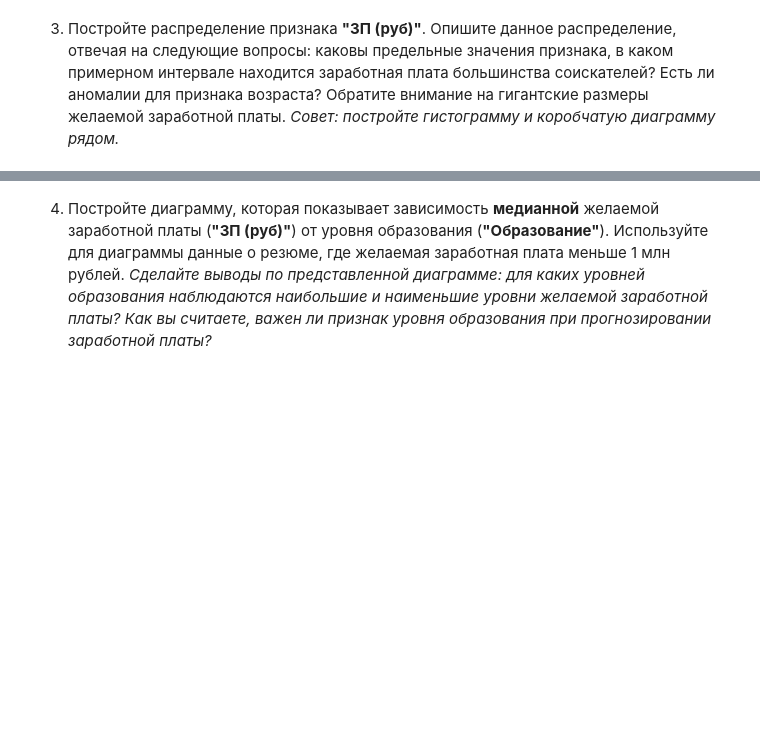
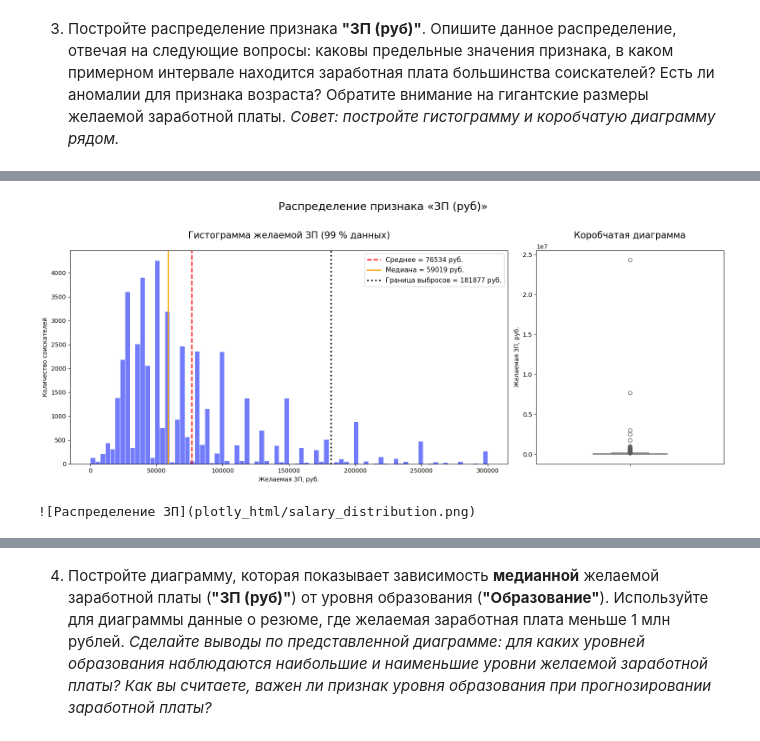
Before and after one commit to Liuboshenko/miphi-session-python-analytics, a Jupyter notebook: Python_для_анализа_данных__Итоговыи__проект_Ноутбук-шаблон.ipynb, the cells around one changed output, grey strips where cells are left out. Saved outputs shown, nothing was run; the diff lists cells and outputs as text; code cells hidden in the pictures; blank space fills up the shorter version.

```diff
--- a/Python_для_анализа_данных__Итоговыи__проект_Ноутбук-шаблон.ipynb
+++ b/Python_для_анализа_данных__Итоговыи__проект_Ноутбук-шаблон.ipynb
@@ -982,4 +1142,80 @@ https://htmlpreview.github.io/?https://github.com/Liuboshenko/miphi-session-pyth
 3. Постройте распределение признака **"ЗП (руб)"**. Опишите данное распределение, отвечая на следующие вопросы: каковы предельные значения признака, в каком примерном интервале находится заработная плата большинства соискателей? Есть ли аномалии для признака возраста? Обратите внимание на гигантские размеры желаемой заработной платы.
 *Совет: постройте гистограмму и коробчатую диаграмму рядом.*
 # %%
-# ваш код здесь
+import os
+import matplotlib.pyplot as plt
+import seaborn as sns
+
+os.makedirs("plotly_html", exist_ok=True)
+
+# ← ВАЖНО: используем final_df, а не df!
+salary = final_df['ЗП (руб)']
+
+desc = salary.describe()
+q1 = desc["25%"]
+q3 = desc["75%"]
+iqr = q3 - q1
+upper_whisker = q3 + 1.5 * iqr
+
+outliers_high = salary[salary > upper_whisker]
+
+# ------------------- Текстовый отчёт -------------------
+print("="*70)
+print("АНАЛИЗ РАСПРЕДЕЛЕНИЯ ПРИЗНАКА «ЗП (РУБ)»")
+print("="*70)
+print(f"Всего соискателей с указанной ЗП           : {salary.notna().sum():,} чел.")
+print(f"Минимальная желаемая ЗП                    : {salary.min():,.0f} руб.")
+print(f"Максимальная желаемая ЗП                   : {salary.max():,.0f} руб.")
+print(f"Средняя желаемая ЗП                        : {salary.mean():.0f} руб.")
+print(f"Медиана                                    : {salary.median():.0f} руб.")
+print(f"Мода желаемой ЗП                           : {int(salary.mode()[0]):,} microsatellite руб.")
+print(f"25-й перцентиль (Q1)                        : {q1:.0f} руб.")
+print(f"75-й перцентиль (Q3)                        : {q3:.0f} руб.")
+print(f"Межквартильный размах (IQR)                : {iqr:.0f} руб.")
+print(f"Граница выбросов сверху (Q3 + 1.5×IQR)      : {upper_whisker:.0f} руб.")
+print(f"Количество выбросов сверху                 : {len(outliers_high):,} "
+      f"({100*len(outliers_high)/len(salary):.2f}% от всех)")
+print(f"Самые большие значения                     : {sorted(outliers_high.unique())[-10:]}")
+
+print("\nГотовый текст для ответа:")
+print(f"- Предельные значения — от {salary.min():,.0f} до {salary.max():,.0f} руб.")
+print(f"- Заработная плата большинства соискателей (50 % данных) — в интервале {q1:.0f}–{q3:.0f} руб.")
+print("- Визуально по гистограмме основная масса — 40–90 тыс. руб., пик около 50 тыс. руб.")
+print(f"- Аномалии: всё выше ≈ {upper_whisker:.0f} руб. — формальные выбросы "
+      f"({len(outliers_high):,} значений). Особенно гигантские суммы в миллионах/миллиардах — "
+      "явные ошибки ввода, шутки или тестовые записи (например, 1 руб., 999 999 999 руб., 24 млн руб.).")
+print("="*70)
+
+# ------------------- Графики (читаемые!) -------------------
+fig, axes = plt.subplots(1, 2, figsize=(16, 6.5), gridspec_kw={'width_ratios': [7, 3]})
+
+# Гистограмма — обрезаем 1 % самых больших значений, чтобы было видно основную массу
+perc_99 = salary.quantile(0.99)
+sns.histplot(data=final_df[final_df['ЗП (руб)'] <= perc_99], x='ЗП (руб)',
+             bins=80, ax=axes[0], color="#636EFA", edgecolor="white", alpha=0.9)
+axes[0].set_title("Гистограмма желаемой ЗП (99 % данных)", fontsize=15, pad=20)
+axes[0].set_xlabel("Желаемая ЗП, руб.")
+axes[0].set_ylabel("Количество соискателей")
+
+# Линии статистики
+axes[0].axvline(salary.mean(),  color="red",    linestyle="--", linewidth=2,
+                label=f"Среднее ≈ {salary.mean():.0f} руб.")
+axes[0].axvline(salary.median(),color="orange", linestyle="-",  linewidth=2,
+                label=f"Медиана = {salary.median():.0f} руб.")
+axes[0].axvline(upper_whisker,  color="black",  linestyle=":",  linewidth=2.5,
+                label=f"Граница выбросов ≈ {upper_whisker:.0f} руб.")
+axes[0].legend(fontsize=11)
+
+# Boxplot
+sns.boxplot(y=final_df['ЗП (руб)'], ax=axes[1], color="#EF553B", width=0.4)
+axes[1].set_title("Коробчатая диаграмма", fontsize=15, pad=20)
+axes[1].set_ylabel("Желаемая ЗП, руб.")
+
+plt.suptitle("Распределение признака «ЗП (руб)»", fontsize=18, y=1.02)
+plt.tight_layout()
+
+plt.savefig("plotly_html/salary_distribution.png", dpi=300, bbox_inches="tight")
+plt.show()
+
+print("\n![Распределение ЗП](plotly_html/salary_distribution.png)")
+# %% [output]
@@ -986 +1239,3 @@ https://htmlpreview.github.io/?https://github.com/Liuboshenko/miphi-session-pyth
+[figure, added]
+![Распределение ЗП](plotly_html/salary_distribution.png)
 # %% [markdown]
```
Also changed, not shown: parts of 20 cells of this notebook.
